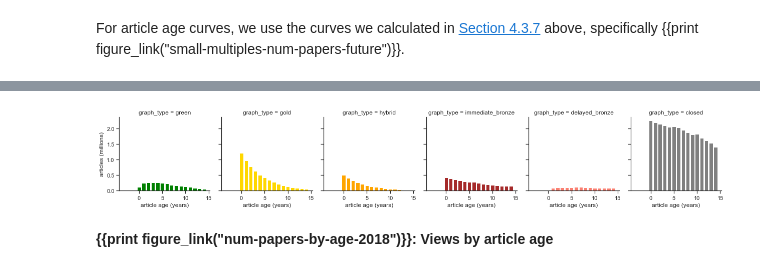
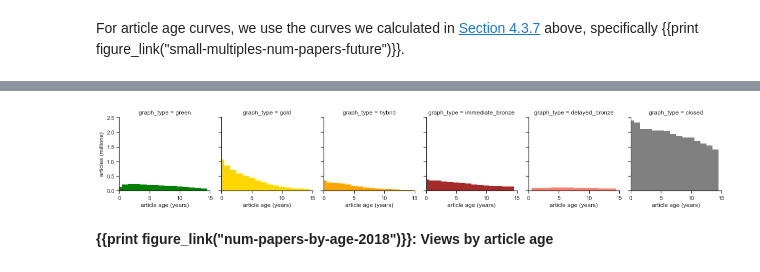
Before and after one commit to ourresearch/future-oa, a Jupyter notebook: manuscript.ipynb, the cells around one changed output, grey strips where cells are left out. Cells and saved outputs as stored; diff of their text form; code cells hidden in the pictures.

```diff
--- a/manuscript.ipynb
+++ b/manuscript.ipynb
@@ -420,7 +418,7 @@ def graph_available_papers_at_year_of_availability(graph_type, now_delta_years=0
 
 def graph_available_papers_in_observation_year_by_pubdate(graph_type, data, observation_year, ax=None):
     display_min_year = 2010
-    max_year = 2024
+    max_year = 2025
 
     x = [int(a) for a in data["publication_date"]]
     y = [int(a) for a in data["num_articles"]]
@@ -433,7 +431,7 @@ def graph_available_papers_in_observation_year_by_pubdate(graph_type, data, obse
     alpha = 1
 #     if observation_year > 2018:
 #         alpha = 0.3
-    ax.bar(x, y, color=my_color_lookup["color"], alpha=alpha)
+    ax.bar(x, y, color=my_color_lookup["color"], alpha=alpha, width=1, edgecolor=my_color_lookup["color"])
 
     ax.yaxis.set_major_formatter(mpl.ticker.FuncFormatter(lambda y, pos: '{0:,.1f}'.format(y/(1000*1000.0))))
     ax.set_xlim(display_min_year, max_year+1)
@@ -444,14 +442,18 @@ def graph_available_papers_in_observation_year_by_pubdate(graph_type, data, obse
         pass
     ax.set_xlabel("")
     ax.set_ylabel("")
-    ax.set_title("{}: {}".format(graph_type, observation_year));
+    ax.spines['top'].set_visible(False)
+    ax.spines['right'].set_visible(False)
+
+#     ax.set_title("{}: {}".format(graph_type, observation_year));
 #     title = plt.suptitle("Availability in {}, by publication date".format(observation_year))
 #     title.set_position([.5, 1.05])
     return
 # %%
 def get_papers_by_availability_year_including_future(graph_type, start_year, end_year):
     start_calc_year = 2009
-    now_year = 2015
+#     now_year = 2015  # HAP
+    now_year = 2018
     offset = 0
     global final_extraps
 
@@ -571,7 +573,7 @@ def get_papers_by_availability_year(graph_type="closed", availability_year=2000,
     else:
 
         if graph_type == "delayed_bronze":
-            temp_papers = papers_after_cutoffs_after_embargo_delayed_bronze.loc[papers_after_cutoffs_after_embargo_delayed_bronze["prediction_year"]==availability_year]
+            temp_papers = delayed_bronze_after_embargos_age_years.loc[delayed_bronze_after_embargos_age_years["prediction_year"]==availability_year]
             my_return = pd.DataFrame({
                 "article_years_from_availability": temp_papers["article_age_years"],
                 "num_articles": temp_papers["num_articles"]
@@ -1330,37 +1277,28 @@ unpaywall_data_by_months_cutoffs.to_csv("data/unpaywall_data_by_months_cutoffs.c
 # %%
 %%capture --no-stderr --no-stdout --no-display
 
-# queries
+# queries delayed_bronze_after_embargos_age_years
 
 min_prediction_year = 1949
 max_prediction_year = 2019 + 1
 prediction_year_range = range(min_prediction_year, max_prediction_year)
-papers_after_cutoffs_after_embargo_delayed_bronze = pd.DataFrame()
+delayed_bronze_after_embargos_age_years = pd.DataFrame()
 
 for i, prediction_year in enumerate(range(min_prediction_year - 1, max_prediction_year)):
 
     q = """
-    with fix_elsevier_delayed_oa_status as (
-    select doi,
-    case when oa_status != 'hybrid' then oa_status
-    when delayed.embargo is not null and best_license = 'elsevier-specific: oa user license' then 'bronze'
-    else 'hybrid'
-    end as oa_status
-    from unpaywall u
-    left join journal_delayed_oa_active delayed on u.journal_issn_l = delayed.issn_l
-    )
     select
-    datediff('days', published_date::timestamp, '{prediction_year}-01-01'::timestamp)/(30*12) as article_age_years,
+    datediff('days', fixed.published_date, '{prediction_year}-01-01'::timestamp)/(30*12) as article_age_years,
     {prediction_year} as prediction_year,
     count(*) as num_articles
     from unpaywall u
     left join journal_delayed_oa_active delayed on u.journal_issn_l = delayed.issn_l
-    join fix_elsevier_delayed_oa_status fixed on fixed.doi=u.doi
+    join unpaywall_updates_view fixed on fixed.doi=u.doi
     where genre = 'journal-article' and journal_issn_l not in ('0849-6757', '0931-7597')
     and fixed.oa_status = 'bronze'
     and delayed.embargo is not null
-    and published_date > '1950-01-01'::timestamp
-    and published_date <= ADD_MONTHS('{prediction_year}-01-01'::timestamp, -embargo::integer)
+    and fixed.published_date > '1950-01-01'::timestamp
+    and fixed.published_date <= ADD_MONTHS('{prediction_year}-01-01'::timestamp, -embargo::integer)
 
     group by prediction_year, article_age_years
     order by prediction_year, article_age_years asc
@@ -1369,8 +1307,8 @@ for i, prediction_year in enumerate(range(min_prediction_year - 1, max_predictio
     filename_root = "parts/{varname}_{index}".format(varname="bronze_rows_by_year", index=i)
     bronze_rows_by_year = read_from_file_or_db(filename_root, q)
 
-    papers_after_cutoffs_after_embargo_delayed_bronze = papers_after_cutoffs_after_embargo_delayed_bronze.append(bronze_rows_by_year)
-papers_after_cutoffs_after_embargo_delayed_bronze.to_csv("data/papers_after_cutoffs_after_embargo_delayed_bronze.csv")
+    delayed_bronze_after_embargos_age_years = delayed_bronze_after_embargos_age_years.append(bronze_rows_by_year)
+delayed_bronze_after_embargos_age_years.to_csv("data/delayed_bronze_after_embargos_age_years.csv")
 # %%
 %%capture --no-stderr --no-stdout --no-display
 
@@ -1989,9 +1931,11 @@ For article age curves, we use the curves we calculated in [Section 4.3.7](#sect
 %cache papers_by_availability_year_total_2018 = get_papers_by_availability_year_total(2018)
 data_now = papers_by_availability_year_total_2018.loc[papers_by_availability_year_total_2018["article_years_from_availability"] < 15]
 g = sns.FacetGrid(data_now, col="graph_type", hue="graph_type", col_order=graph_type_order, hue_order=graph_type_order, palette=my_cmap_graph_type)
-g.map(plt.bar, "article_years_from_availability", "num_articles");
+my_dict = {"width": 1, "edgecolor": (0,0,0,0)}
+g.map(plt.bar, "article_years_from_availability", "num_articles", **my_dict);
 for ax in g.axes.flat:
     ax.set_xlabel("article age (years)")
+    ax.set_xlim(0, 15)
     ax.yaxis.set_major_formatter(mpl.ticker.FuncFormatter(lambda y, pos: '{0:,.1f}'.format(y/(1000*1000.0))))
 g.axes.flat[0].set_ylabel("articles (millions)");
 # %% [output]
@@ -1999,4 +1943,4 @@ loading cached value for variable 'papers_by_availability_year_total_2018'. Time
-[figure, old version]
+[figure, new version]
 # %% [markdown]
 **{{print figure_link("num-papers-by-age-2018")}}: Views by article age**
 # %% [markdown]
```
Also changed, not shown: parts of 53 cells of this notebook, 2 other files.
